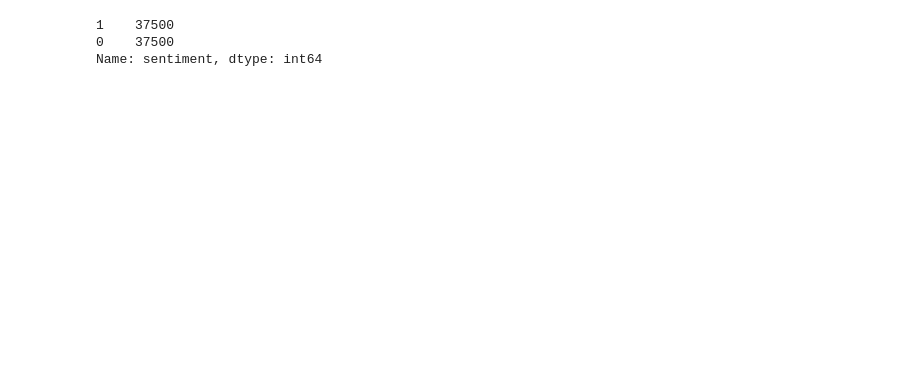
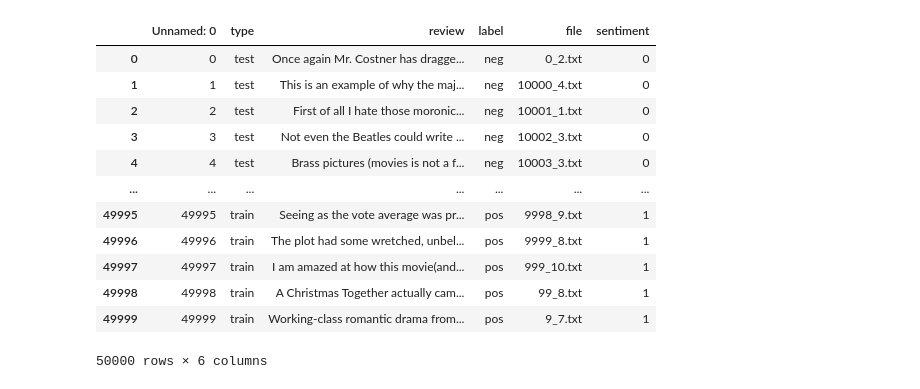
Before and after one commit to GaoangLiu/AA_ipynb, a Jupyter notebook: Bag_of_Words_Meets_Bags_of_Popcorn_CNN.ipynb, the cells around one changed output. Cells and saved outputs as stored; diff of their text form; code cells hidden in the pictures; blank space fills up the shorter version.

```diff
--- a/Bag_of_Words_Meets_Bags_of_Popcorn_CNN.ipynb
+++ b/Bag_of_Words_Meets_Bags_of_Popcorn_CNN.ipynb
@@ -21,19 +21,29 @@
 # %%
 extra = pd.read_csv('master.csv', encoding="latin-1")
 extra.drop(extra[extra.label=='unsup'].index, inplace=True)
 extra['sentiment'] = (extra['label'] == 'pos').astype(int)
-extra= extra[['review', 'sentiment']]
+# extra= extra[['review', 'sentiment']]
 # extra.label.value_counts(), extra
 extra
 
-train = pd.read_csv('train.tsv', sep='\t')
-train = train[['review', 'sentiment']]
-train = pd.concat([extra, train])
-train.sentiment.value_counts()
+# train = pd.read_csv('train.tsv', sep='\t')
+# train = train[['review', 'sentiment']]
+# train = pd.concat([extra, train])
+# train.sentiment.value_counts()
 # %% [output]
+|  | Unnamed: 0 | type | review | label | file | sentiment |
+| 0 | 0 | test | Once again Mr. Costner has dragge... | neg | 0_2.txt | 0 |
+| 1 | 1 | test | This is an example of why the maj... | neg | 10000_4.txt | 0 |
+| 2 | 2 | test | First of all I hate those moronic... | neg | 10001_1.txt | 0 |
+| 3 | 3 | test | Not even the Beatles could write ... | neg | 10002_3.txt | 0 |
+| 4 | 4 | test | Brass pictures (movies is not a f... | neg | 10003_3.txt | 0 |
+| ... | ... | ... | ... | ... | ... | ... |
+| 49995 | 49995 | train | Seeing as the vote average was pr... | pos | 9998_9.txt | 1 |
+| 49996 | 49996 | train | The plot had some wretched, unbel... | pos | 9999_8.txt | 1 |
+| 49997 | 49997 | train | I am amazed at how this movie(and... | pos | 999_10.txt | 1 |
+| 49998 | 49998 | train | A Christmas Together actually cam... | pos | 99_8.txt | 1 |
+| 49999 | 49999 | train | Working-class romantic drama from... | pos | 9_7.txt | 1 |
-1    37500
-0    37500
-Name: sentiment, dtype: int64
+50000 rows × 6 columns
 # %%
 import tensorflow as tf
 import pandas as pd
```
Also changed, not shown: parts of 13 cells of this notebook.
